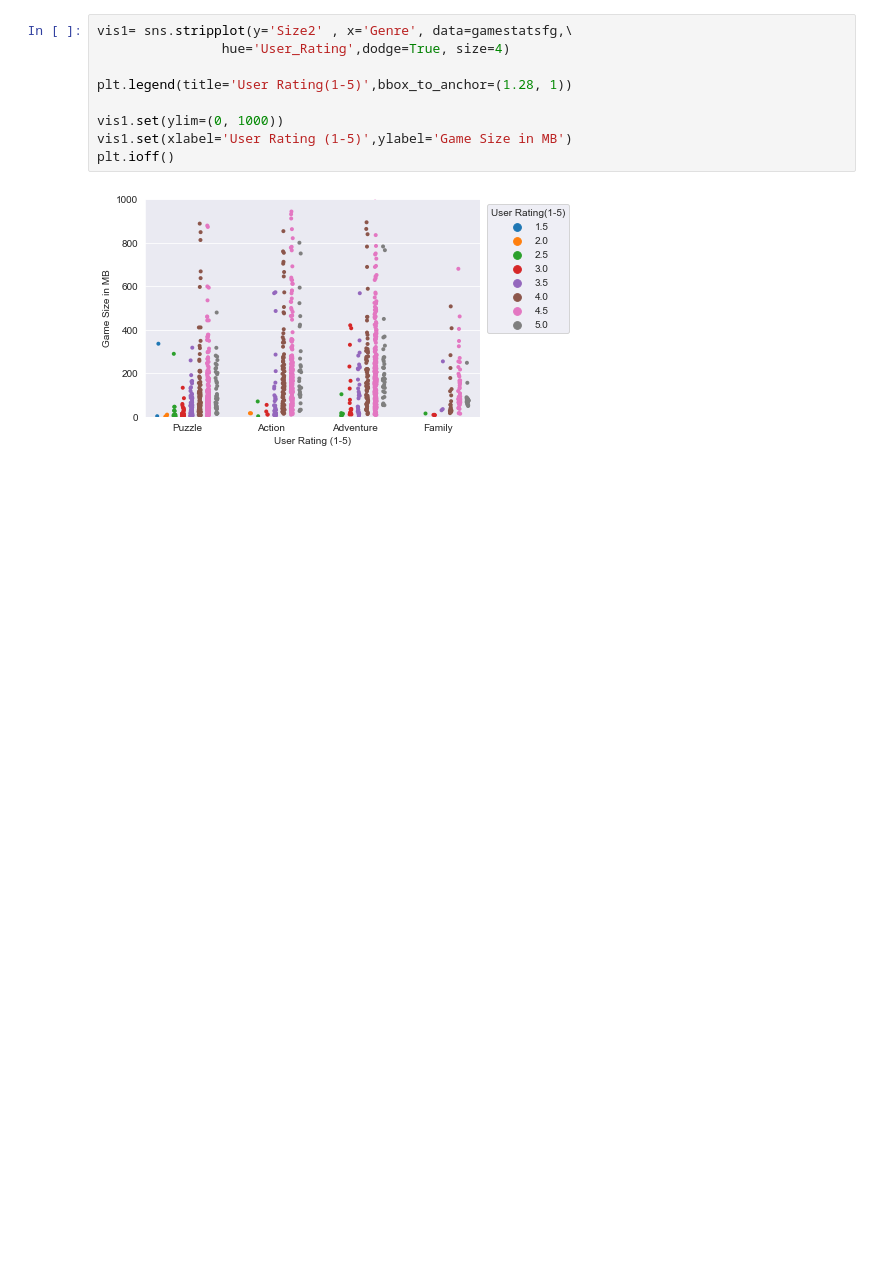
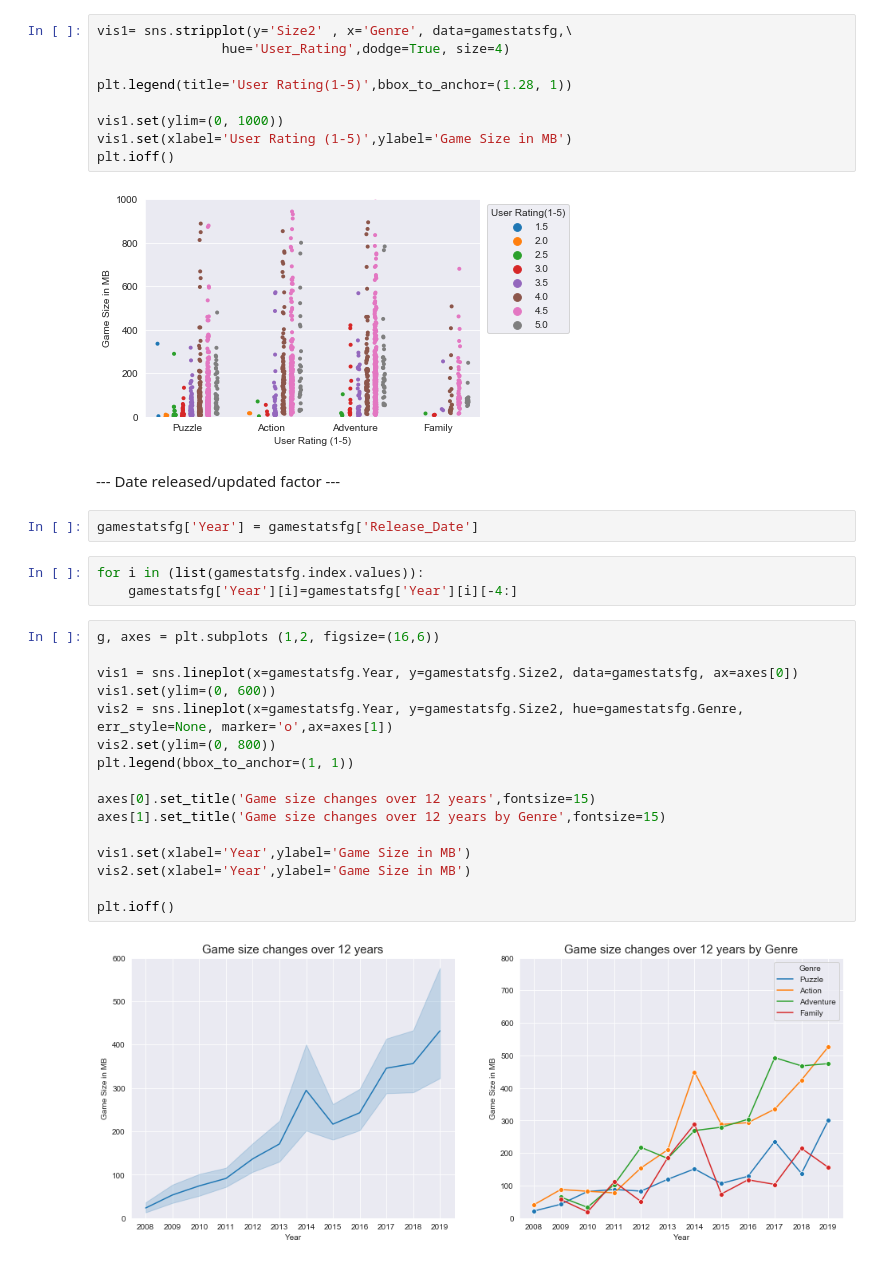
Before and after one commit to hkhoi/Mobile_Game_Analysis, a Jupyter notebook: 17K Mobile Game Analysis.ipynb, the cells around one changed output. Saved outputs shown, nothing was run; the diff lists cells and outputs as text; blank space fills up the shorter version.

```diff
--- a/17K Mobile Game Analysis.ipynb
+++ b/17K Mobile Game Analysis.ipynb
@@ -125,3 +146,28 @@ vis1.set(xlabel='User Rating (1-5)',ylabel='Game Size in MB')
 plt.ioff()
 # %% [output]
 [figure]
+# %% [markdown]
+--- Date released/updated factor ---
+# %%
+gamestatsfg['Year'] = gamestatsfg['Release_Date']
+# %%
+for i in (list(gamestatsfg.index.values)):
+    gamestatsfg['Year'][i]=gamestatsfg['Year'][i][-4:]
+# %%
+g, axes = plt.subplots (1,2, figsize=(16,6))
+
+vis1 = sns.lineplot(x=gamestatsfg.Year, y=gamestatsfg.Size2, data=gamestatsfg, ax=axes[0])
+vis1.set(ylim=(0, 600))
+vis2 = sns.lineplot(x=gamestatsfg.Year, y=gamestatsfg.Size2, hue=gamestatsfg.Genre, err_style=None, marker='o',ax=axes[1])
+vis2.set(ylim=(0, 800))
+plt.legend(bbox_to_anchor=(1, 1))
+
+axes[0].set_title('Game size changes over 12 years',fontsize=15)
+axes[1].set_title('Game size changes over 12 years by Genre',fontsize=15)
+
+vis1.set(xlabel='Year',ylabel='Game Size in MB')
+vis2.set(xlabel='Year',ylabel='Game Size in MB')
+
+plt.ioff()
+# %% [output]
+[figure, added]
```
Also changed, not shown: parts of 17 cells of this notebook.
